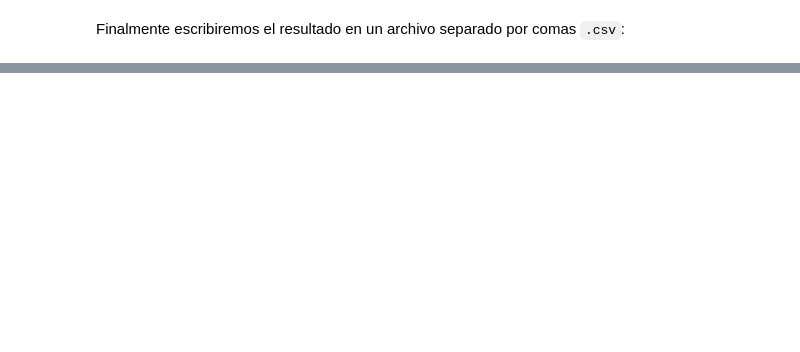
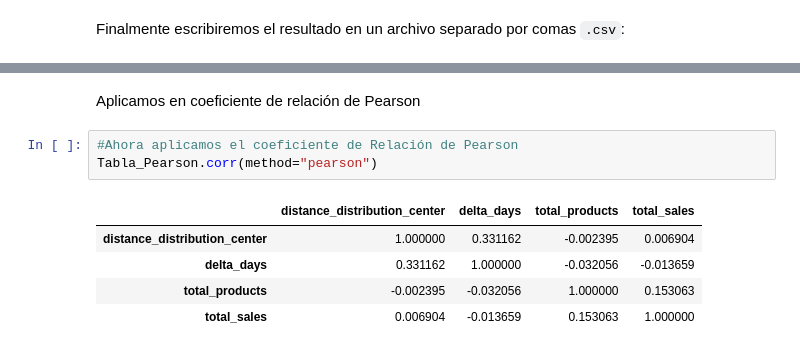
Before and after one commit to NataCastanoH/DIGITAL-NAO, a Jupyter notebook: tema_1_pandas.ipynb, the cells around one changed output, grey strips where cells are left out. Cells and saved outputs as stored; diff of their text form; blank space fills up the shorter version.

```diff
--- a/tema_1_pandas.ipynb
+++ b/tema_1_pandas.ipynb
@@ -608,0 +676,11 @@ results.to_csv(
+# %% [markdown]
+Aplicamos en coeficiente de relación de Pearson
+# %%
+#Ahora aplicamos el coeficiente de Relación de Pearson
+Tabla_Pearson.corr(method="pearson")
+# %% [output]
+|  | distance_distribution_center | delta_days | total_products | total_sales |
+| distance_distribution_center | 1.000000 | 0.331162 | -0.002395 | 0.006904 |
+| delta_days | 0.331162 | 1.000000 | -0.032056 | -0.013659 |
+| total_products | -0.002395 | -0.032056 | 1.000000 | 0.153063 |
+| total_sales | 0.006904 | -0.013659 | 0.153063 | 1.000000 |
```
Also changed, not shown: parts of 21 cells of this notebook.
